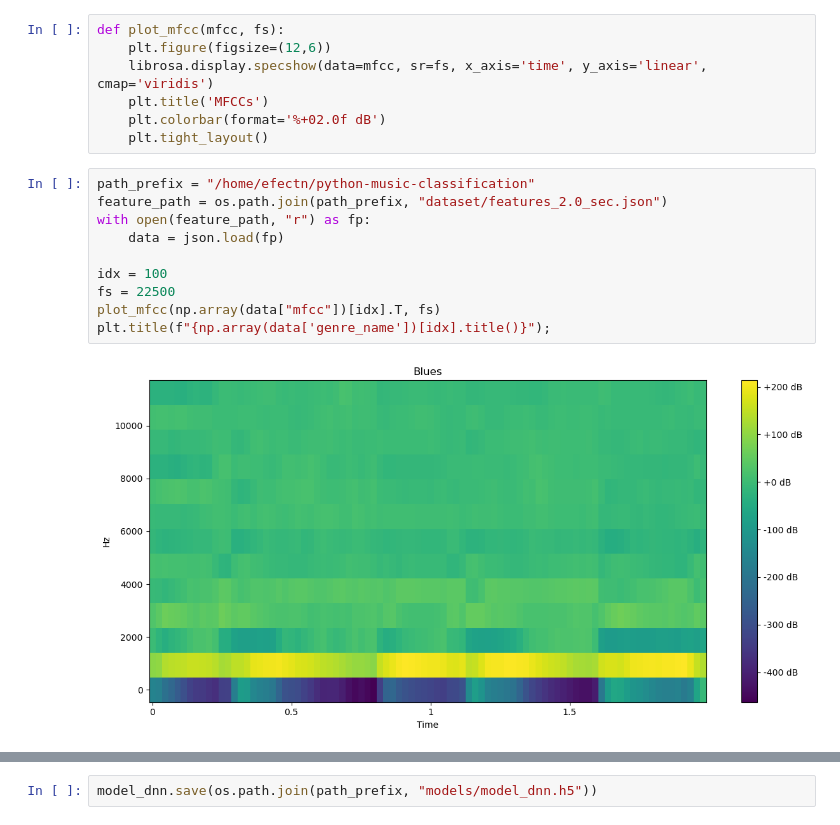
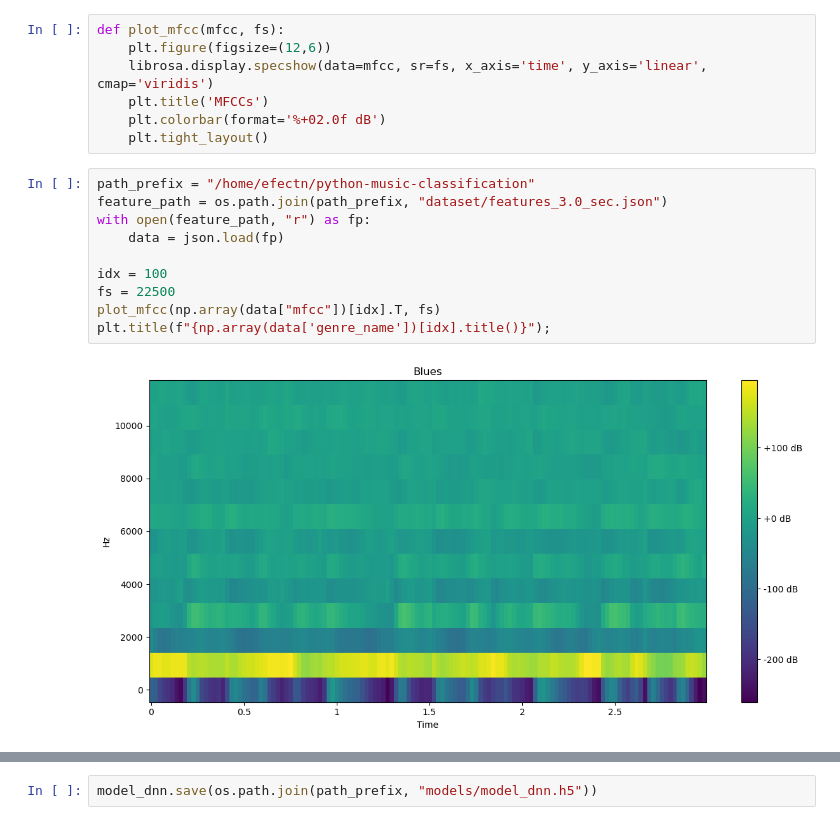
Before and after one commit to efectn/python-music-classification, a Jupyter notebook: models/dnn_model.ipynb, the cells around one changed output, grey strips where cells are left out. Saved outputs shown, nothing was run; the diff lists cells and outputs as text.

```diff
--- a/models/dnn_model.ipynb
+++ b/models/dnn_model.ipynb
@@ -28,16 +28,16 @@ def plot_mfcc(mfcc, fs):
     plt.tight_layout()
 # %%
 path_prefix = "/home/efectn/python-music-classification"
-feature_path = os.path.join(path_prefix, "dataset/features_2.0_sec.json")
+feature_path = os.path.join(path_prefix, "dataset/features_3.0_sec.json")
 with open(feature_path, "r") as fp:
     data = json.load(fp)
 
 idx = 100
 fs = 22500
 plot_mfcc(np.array(data["mfcc"])[idx].T, fs)
 plt.title(f"{np.array(data['genre_name'])[idx].title()}");
 # %% [output]
-[figure, old version]
+[figure, new version]
 # %%
 X = np.array(data["mfcc"])
 y = np.array(data["genre_num"])
```
Also changed, not shown: parts of 7 cells of this notebook, 15 other files.
